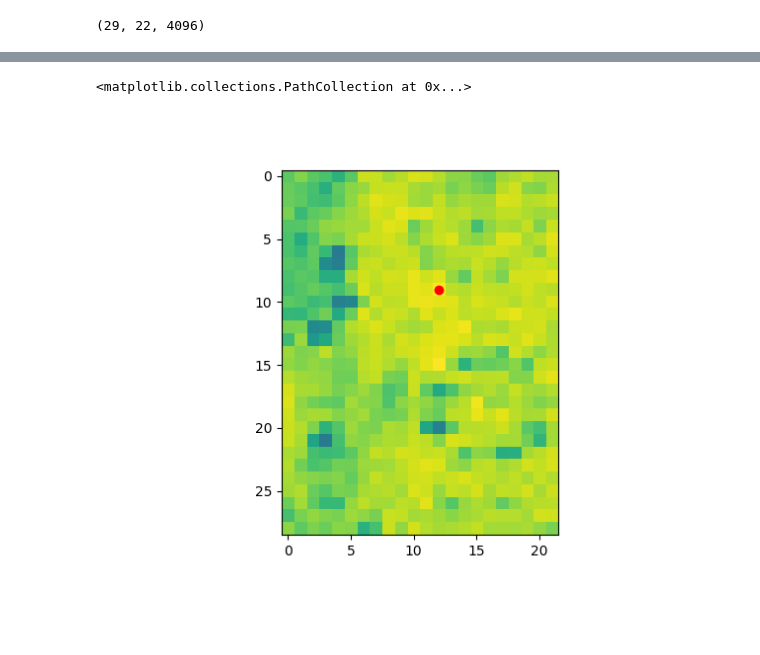
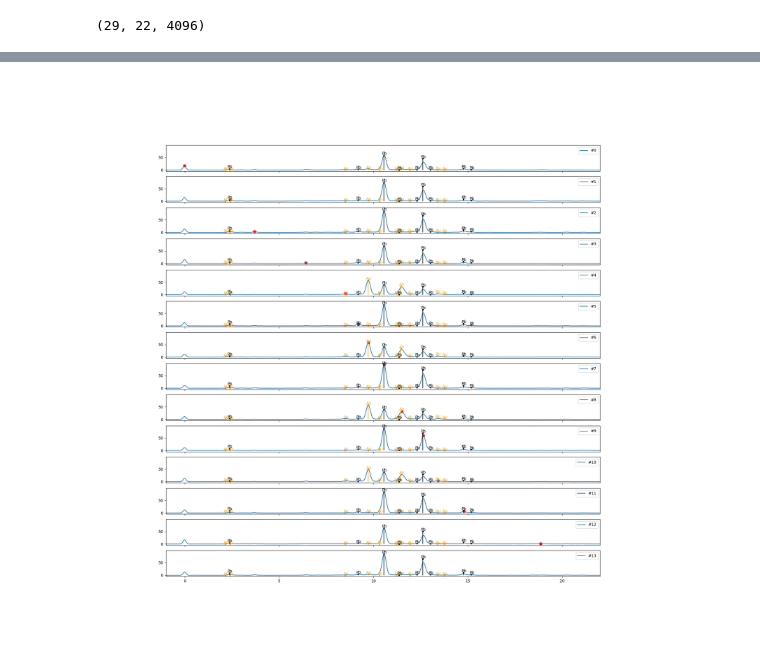
Before and after one commit to fligt/falnama-notebooks, a Jupyter notebook: nbs/frank/18_maxrf-refactored.ipynb, the cells around one changed output, grey strips where cells are left out. Cells and saved outputs as stored; diff of their text form; code cells hidden in the pictures; blank space fills up the shorter version.

```diff
--- a/nbs/frank/18_maxrf-refactored.ipynb
+++ b/nbs/frank/18_maxrf-refactored.ipynb
@@ -230,9 +239,26 @@ cube_slice = roi_cube[:,:, peak_idxs[7]]
-# %%
-fig, ax = plt.subplots()
-ax.imshow(cube_slice, vmin=0)
-ax.scatter(j, i, color='r')
-# %% [output]
-<matplotlib.collections.PathCollection at 0x...>
-[figure, removed]
-# %%
-i, j = np.argwhere(cube_slice == cube_slice.max())[0]
+# %%
+elem_colors = {'Pb': 'k', 'Au': 'orange', 'Fe': 'brown', 'Ca': 'g'}
+# %%
+def plot_roi_hotmax_spectra(spectra, elems=None, xlim=[-1, 22], elem_colors=elem_colors):
+    '''Plot hotmax spectra and emission lines for list of elements `elems`.
+    '''
+
+    fig, axs = plt.subplots(nrows=len(spectra), sharex=True, sharey=True, figsize=[20, 20], squeeze=True)
+
+    for i, y in enumerate(spectra):
+        axs[i].set_xlim(xlim)
+        axs[i].plot(x_keVs, y, label=f'#{i}')
+        axs[i].scatter(x_keVs[peak_idxs[i]], y[peak_idxs[i]], marker='s', color='r')
+        axs[i].legend()
+
+
+        if elems is not None:
+            for elem in elems:
+
+                plot_element_lines(elem, y=y, ax=axs[i], x_keVs=x_keVs, color=elem_colors[elem])
+
+    return axs
+# %%
+plot_roi_hotmax_spectra(spectra, ['Au', 'Pb']);
+# %% [output]
+[figure, added]
```
Also changed, not shown: parts of 9 cells of this notebook, 2 other files.
